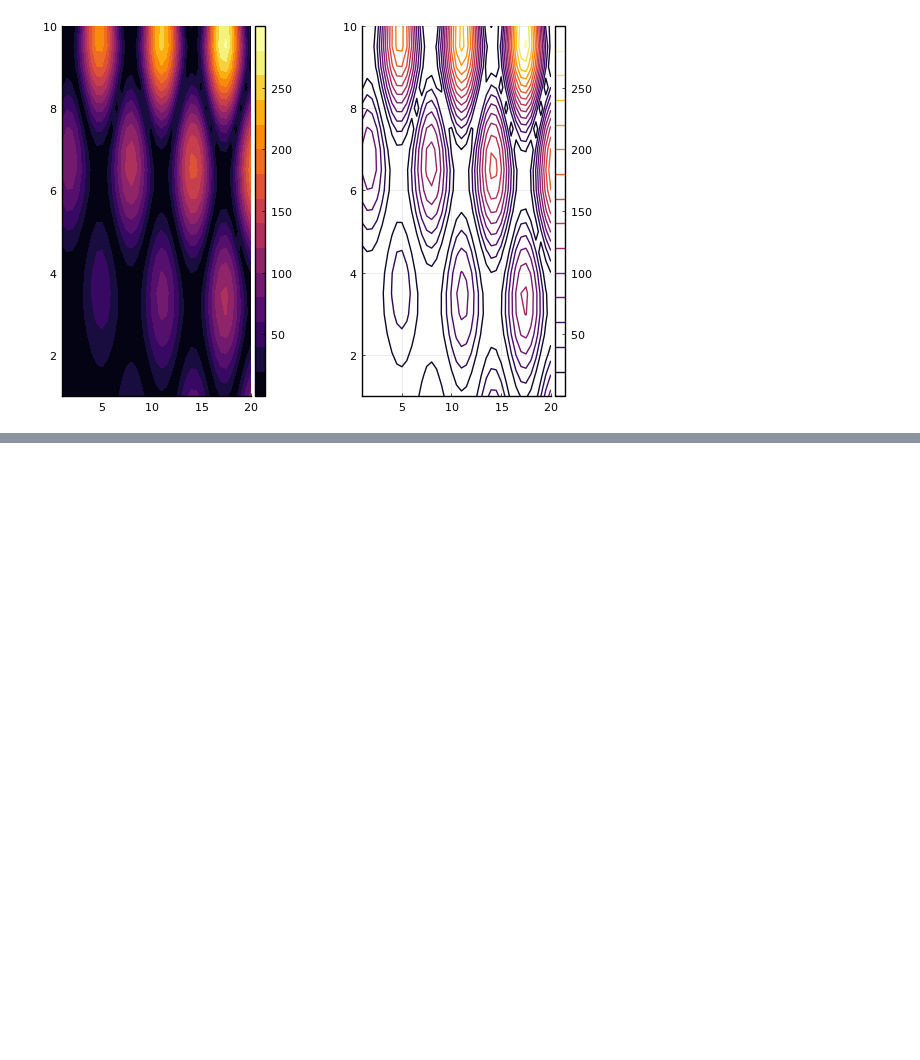
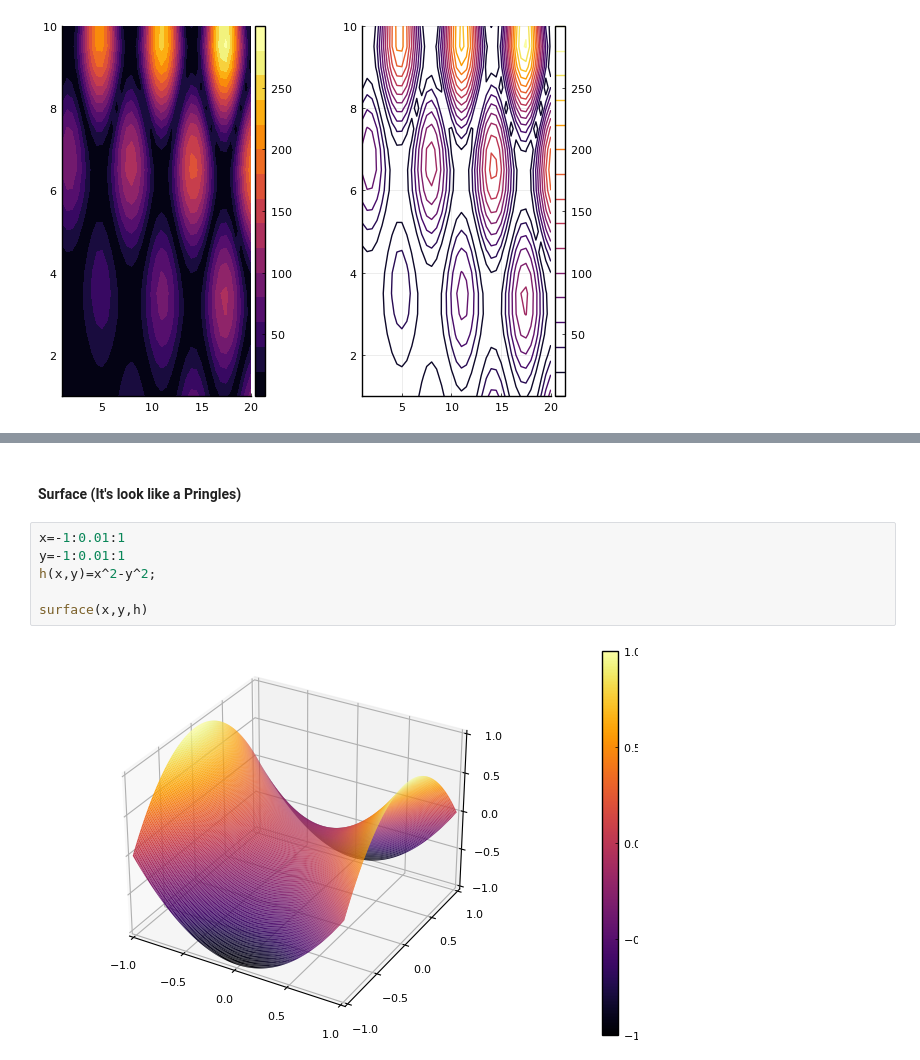
Before and after one commit to egemenkus/Julia-Examples, a Jupyter notebook: plots/plot-examples.ipynb, the cells around one changed output, grey strips where cells are left out. Cells and saved outputs as stored; diff of their text form; blank space fills up the shorter version.

```diff
--- a/plots/plot-examples.ipynb
+++ b/plots/plot-examples.ipynb
@@ -47,0 +58,10 @@ plot(p1, p2)
+# %% [markdown]
+#### Surface (It's look like a Pringles)
+# %%
+x=-1:0.01:1
+y=-1:0.01:1
+h(x,y)=x^2-y^2;
+
+surface(x,y,h)
+# %% [output]
+[figure, added]
```
Also changed, not shown: parts of 6 cells of this notebook, 1 other file.
